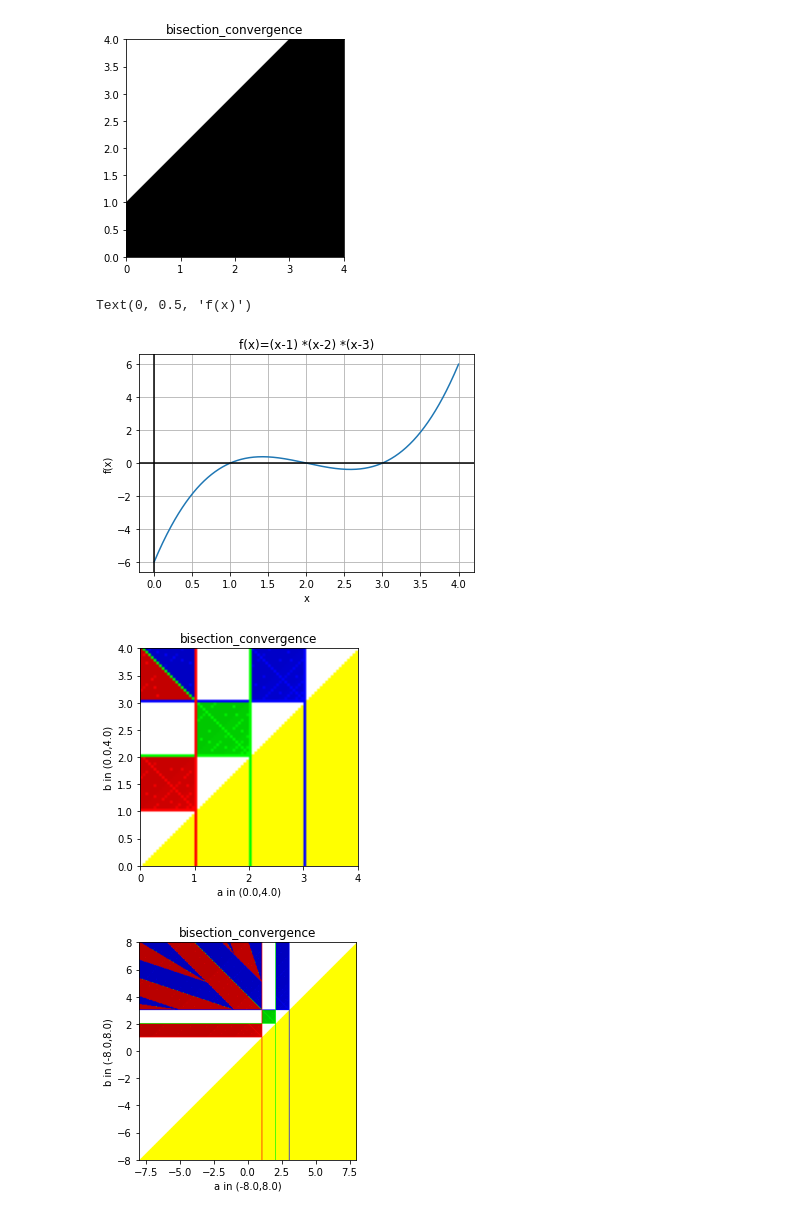
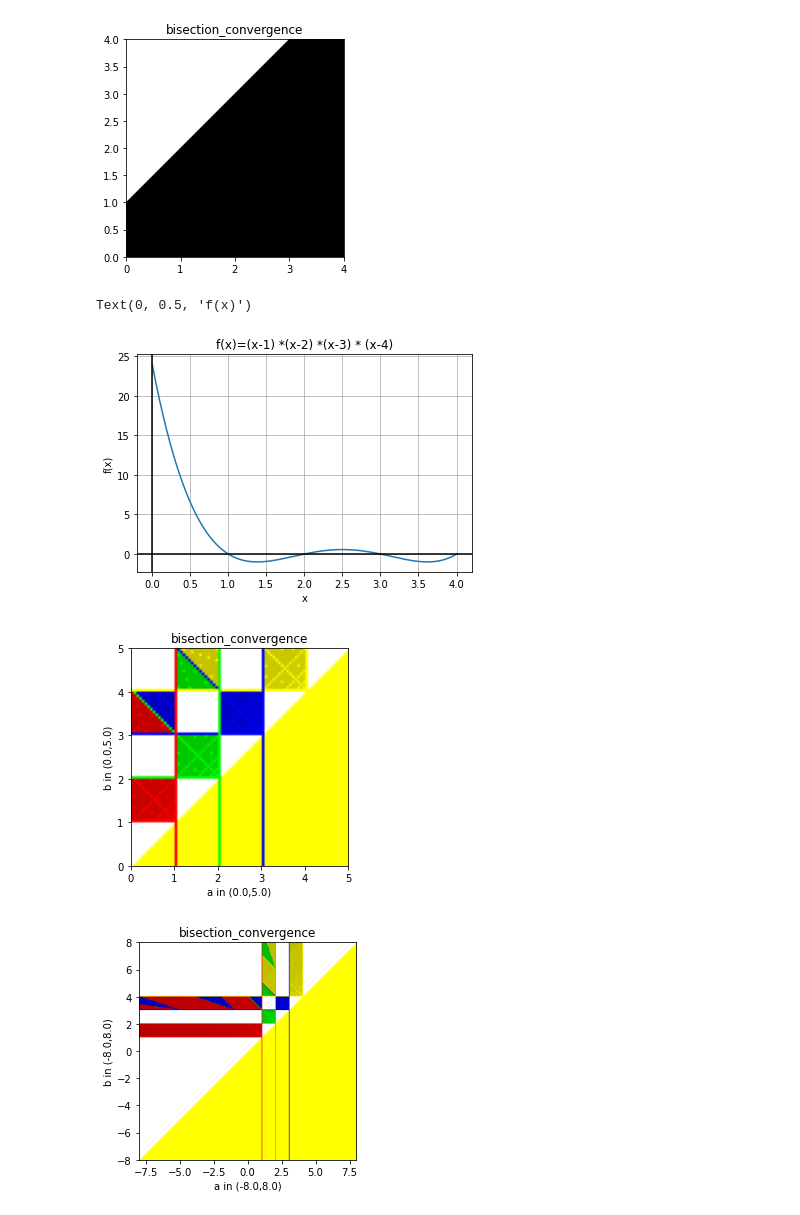
Before and after one commit to mcurream/MetNumUN2021II, a Jupyter notebook: Lab15/Group10_BisectionConvergence.ipynb, the cells around one changed output. Cells and saved outputs as stored; diff of their text form; code cells hidden in the pictures.

```diff
--- a/Lab15/Group10_BisectionConvergence.ipynb
+++ b/Lab15/Group10_BisectionConvergence.ipynb
@@ -23,12 +19,15 @@ plt.show()
 # %% [output]
 [figure]
 # %%
-
+# Based on https://www.geeksforgeeks.org/program-for-bisection-method/
+# Python program for implementation
+# of Bisection Method for
+# solving equations
 
 
 
 def func(x):
-    return (x-1) *(x-2) *(x-3)
+    return (x-1) *(x-2) *(x-3)*(x-4)
 
 
 x = np.linspace(0.0,4.0,500)
@@ -37,16 +36,16 @@ ax.plot(x,func(x))
 ax.axhline(y=0, color='k')
 ax.axvline(x=0, color='k')
 ax.grid(True, which='both')
-plt.title('f(x)=(x-1) *(x-2) *(x-3)')
+plt.title('f(x)=(x-1) *(x-2) *(x-3) * (x-4)')
 plt.xlabel('x')
 plt.ylabel('f(x)')
 # %% [output]
 Text(0, 0.5, 'f(x)')
-[figure, old version]
+[figure, new version]
 # %%
 width = height = 80
 xi=0.0
-xf=4.0
+xf=5.0
 eps = 1e-3
 mxiter = 1e4
 
@@ -55,6 +54,7 @@ pixels = np.full((width,height,3),0)
 r1 = 1
 r2 = 2
 r3 = 3
+r4 = 4
 
 multcol = 5
 
@@ -95,34 +95,37 @@ for i in range(height):
 
                     if (iter > mxiter):
                      break
 
                 # Pixels colored using the roots
                 if abs(c-r1)<eps:
                     # color red
                     pixels[height-j-1,i] = (255 - iter*multcol, 0, 0)
                 elif abs(c-r2)<=eps:
                     # color green
                     pixels[height-j-1,i] = (0, 255 - iter*multcol, 0)
                 elif abs(c-r3)<=eps:
                     # color blue
                     pixels[height-j-1,i] = (0, 0, 255 - iter*multcol)
+                elif abs(c-r4)<=eps:
+                    # color yellow
+                    pixels[height-j-1,i] = (255 - iter*multcol, 255 - iter*multcol, 0)
                 elif (b < a):
                     pixels[height-j-1,i] = (255, 255, 0)
                 elif (func(a) * func(b) >= 0):
                     pixels[height-j-1,i] = (255, 255, 255)
                 else:
                     pixels[height-j-1,i] = (0, 0, 0)
 
 
 
 plt.title('bisection_convergence')
 plt.xlabel("a in ("+str(xi)+","+str(xf)+")")
 plt.ylabel("b in ("+str(xi)+","+str(xf)+")")
 extent = xi, xf, xi, xf
 plt.imshow(pixels,extent =extent)
 plt.show()
 # %% [output]
-[figure, old version]
+[figure, new version]
 # %%
 width = height = 320
 xi=-8.0
@@ -135,6 +138,7 @@ pixels = np.full((width,height,3),0)
 r1 = 1
 r2 = 2
 r3 = 3
+r4 = 4
 
 multcol = 5
 
@@ -186,6 +190,9 @@ for i in range(height):
                 elif abs(c-r3)<=eps:
                     # color blue
                     pixels[height-j-1,i] = (0, 0, 255 - iter*multcol)
+                elif abs(c-r4)<=eps:
+                    # color yellow
+                    pixels[height-j-1,i] = (255 - iter*multcol, 255 - iter*multcol, 0)
                 elif (b < a):
                     pixels[height-j-1,i] = (255, 255, 0)
                 elif (func(a) * func(b) >= 0):
@@ -202,4 +209,4 @@ extent = xi, xf, xi, xf
 plt.imshow(pixels,extent =extent)
 plt.show()
 # %% [output]
-[figure, old version]
+[figure, new version]
```
Also changed, not shown: parts of 1 cell of this notebook.
